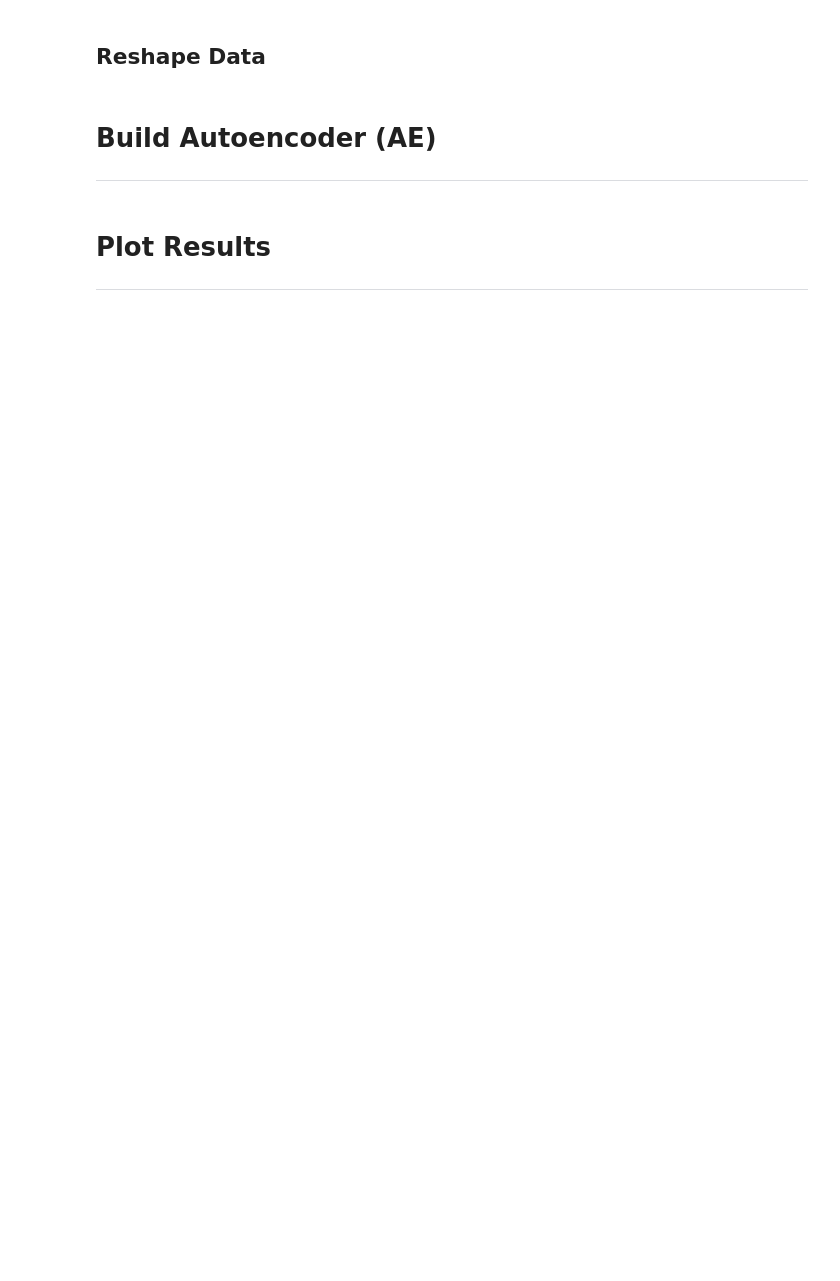
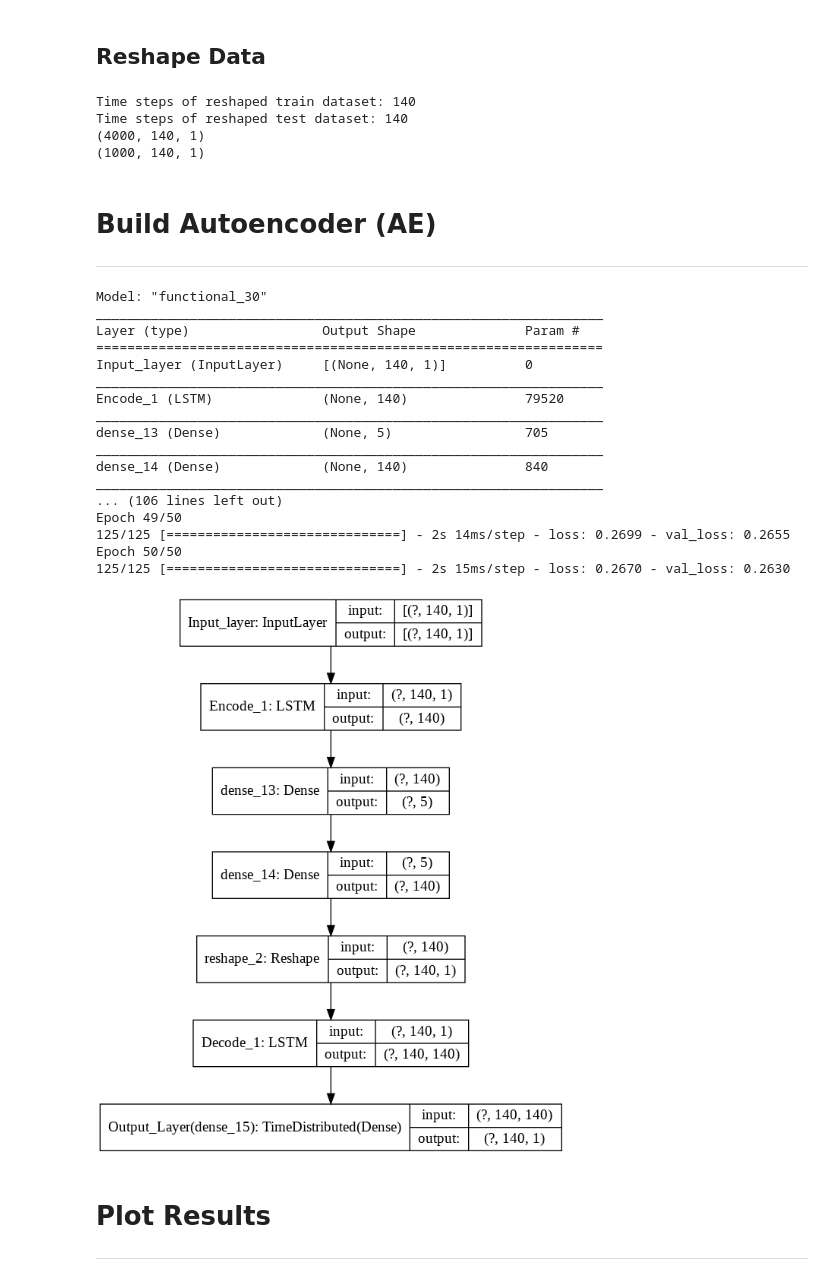
Before and after one commit to nina-prog/sem-data-analysis-VAE, a Jupyter notebook: VAE_v1_1.ipynb, the cells around one changed output. Saved outputs shown, nothing was run; the diff lists cells and outputs as text; code cells hidden in the pictures; blank space fills up the shorter version.

```diff
--- a/VAE_v1_1.ipynb
+++ b/VAE_v1_1.ipynb
@@ -76,16 +112,23 @@ x_train = trainDF.to_numpy()
 x_test = testDF.to_numpy()
 
 ### Reshape input into [samples, timesteps, features]
-n_train = len(trainDF.index) # time steps
-n_test = len(testDF.index) # time steps
-f_train = len(trainDF.columns) # features
-f_test = len(testDF.columns) # features
-x_train = x_train.reshape(1, n_train, f_train)
-x_test = x_test.reshape(1, n_test, f_test)
+n_train = len(trainDF.columns) # time steps
+n_test = len(testDF.columns) # time steps
+f_train = len(trainDF.index) # features
+f_test = len(testDF.index) # features
+x_train = x_train.reshape(f_train, n_train, 1)
+x_test = x_test.reshape(f_test, n_test, 1)
 
 ### Properties
 print("Time steps of reshaped train dataset: {}".format(n_train))
 print("Time steps of reshaped test dataset: {}".format(n_test))
+print(x_train.shape)
+print(x_test.shape)
+# %% [output]
+Time steps of reshaped train dataset: 140
+Time steps of reshaped test dataset: 140
+(4000, 140, 1)
+(1000, 140, 1)
 # %% [markdown]
 # Build Autoencoder (AE)
 
@@ -93,37 +136,64 @@ print("Time steps of reshaped test dataset: {}".format(n_test))
 # %%
 ### For better understanding visit: https://towardsdatascience.com/autoencoders-for-the-compression-of-stock-market-data-28e8c1a2da3e
 ### For better understanding of layers and Recreating auto encoders visit: https://machinelearningmastery.com/lstm-autoencoders/
 ### or for code: https://gist.github.com/GerardBCN/40349b39bc45d4550141aff6966d1619#file-stock_price_autoencoding-ipynb
 ### For Reshaping Issues: https://machinelearningmastery.com/reshape-input-data-long-short-term-memory-networks-keras/
 
 ### fit model
-encoding_dim = 100
+encoding_dim = 140
 epochs = 50
 
 ### define model
-inputs = keras.Input(shape=(n_train, f_train), name='Input_layer')
+#bidirectional lstm
+inputs = keras.Input(shape=(140, 1), name='Input_layer')
 encoded = layers.LSTM(encoding_dim, activation='tanh', name='Encode_1')(inputs)
-
-decoded = layers.RepeatVector(n_train, name='Bootleneck')(encoded)
-decoded = layers.LSTM(encoding_dim, return_sequences=True, activation='tanh', name='Decode_1')(decoded)
-decoded = TimeDistributed(Dense(140, activation='tanh', name=''),name='Output_Layer')(decoded)
+encoded = layers.Dense(5, activation='tanh')(encoded)
+#here m,sigma (VAE)
+#from now on decoder
+encoded = layers.Dense(140, activation='tanh')(encoded)
+encoded = layers.Reshape((140,1))(encoded)
+#decoded = layers.RepeatVector(1, name='Bootleneck')(encoded)
+#decoded = layers.Dense(5, activation='tanh')
+decoded = layers.LSTM(encoding_dim, return_sequences=True, activation='tanh', name='Decode_1')(encoded)
+decoded = TimeDistributed(Dense(1, activation='tanh', name=''),name='Output_Layer')(decoded)
 
 sequence_autoencoder = keras.Model(inputs, decoded)
 encoder = keras.Model(inputs, encoded)
+#decoder = keras.Model()
 
 sequence_autoencoder.summary()
 
 ### train AE
+#change loss for VAE
 sequence_autoencoder.compile(optimizer='adam', loss='binary_crossentropy')
 history = sequence_autoencoder.fit(x_train, x_train,
                 epochs=epochs,
-                batch_size=1024,
+                batch_size=32,
                 shuffle=True,
-                validation_data=(x_train, x_train))
+                validation_data=(x_test, x_test))
 
 ### recreation
 decoded_ecg5000 = sequence_autoencoder.predict(x_train)
 plot_model(sequence_autoencoder, show_shapes=True, to_file='reconstruct_lstm_autoencoder.png')
+# %% [output]
+Model: "functional_30"
+_________________________________________________________________
+Layer (type)                 Output Shape              Param #
+=================================================================
+Input_layer (InputLayer)     [(None, 140, 1)]          0
+_________________________________________________________________
+Encode_1 (LSTM)              (None, 140)               79520
+_________________________________________________________________
+dense_13 (Dense)             (None, 5)                 705
+_________________________________________________________________
+dense_14 (Dense)             (None, 140)               840
+_________________________________________________________________
+... (106 lines left out)
+Epoch 49/50
+125/125 [==============================] - 2s 14ms/step - loss: 0.2699 - val_loss: 0.2655
+Epoch 50/50
+125/125 [==============================] - 2s 15ms/step - loss: 0.2670 - val_loss: 0.2630
+[figure, added]
 # %% [markdown]
 # Plot Results
 
```
Also changed, not shown: parts of 4 cells of this notebook.
